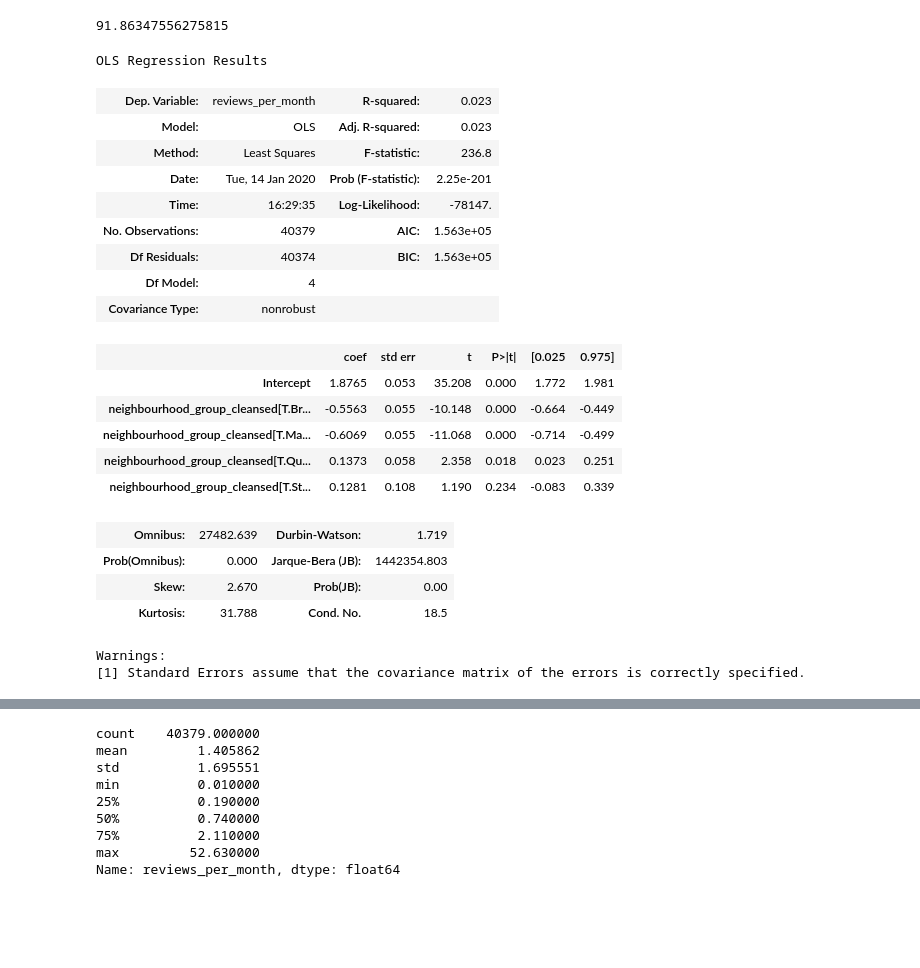
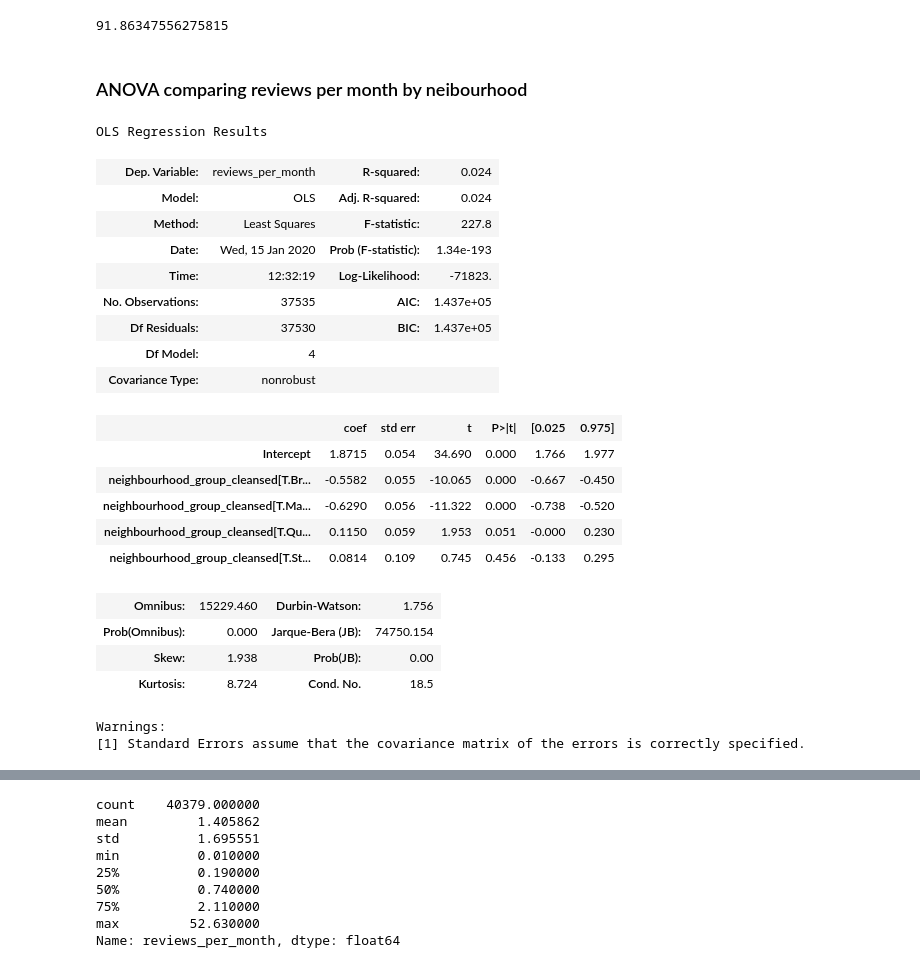
Before and after one commit to Wetpaint3/Airbnb_Project, a Jupyter notebook: airbnb.ipynb, the cells around one changed output, grey strips where cells are left out. Drawn from its saved outputs; the diff is of its cells as text; code cells hidden in the pictures; blank space fills up the shorter version.

```diff
--- a/airbnb.ipynb
+++ b/airbnb.ipynb
@@ -225,29 +229,31 @@ a
 50599
 39388
 91.86347556275815
+# %% [markdown]
+### ANOVA comparing reviews per month by neibourhood
 # %%
-anova_season = ols('reviews_per_month~neighbourhood_group_cleansed',data=df).fit()
-anova_season.summary()
+anova_reviews = ols('reviews_per_month~neighbourhood_group_cleansed',data=df2).fit()
+anova_reviews.summary()
 # %% [output]
 OLS Regression Results
-| Dep. Variable: | reviews_per_month | R-squared: | 0.023 |
-| Model: | OLS | Adj. R-squared: | 0.023 |
-| Method: | Least Squares | F-statistic: | 236.8 |
-| Date: | Tue, 14 Jan 2020 | Prob (F-statistic): | 2.25e-201 |
-| Time: | 16:29:35 | Log-Likelihood: | -78147. |
-| No. Observations: | 40379 | AIC: | 1.563e+05 |
-| Df Residuals: | 40374 | BIC: | 1.563e+05 |
+| Dep. Variable: | reviews_per_month | R-squared: | 0.024 |
+| Model: | OLS | Adj. R-squared: | 0.024 |
+| Method: | Least Squares | F-statistic: | 227.8 |
+| Date: | Wed, 15 Jan 2020 | Prob (F-statistic): | 1.34e-193 |
+| Time: | 12:32:19 | Log-Likelihood: | -71823. |
+| No. Observations: | 37535 | AIC: | 1.437e+05 |
+| Df Residuals: | 37530 | BIC: | 1.437e+05 |
 | Df Model: | 4 |  |  |
 | Covariance Type: | nonrobust |  |  |
 |  | coef | std err | t | P>|t| | [0.025 | 0.975] |
-| Intercept | 1.8765 | 0.053 | 35.208 | 0.000 | 1.772 | 1.981 |
-| neighbourhood_group_cleansed[T.Br... | -0.5563 | 0.055 | -10.148 | 0.000 | -0.664 | -0.449 |
-| neighbourhood_group_cleansed[T.Ma... | -0.6069 | 0.055 | -11.068 | 0.000 | -0.714 | -0.499 |
-| neighbourhood_group_cleansed[T.Qu... | 0.1373 | 0.058 | 2.358 | 0.018 | 0.023 | 0.251 |
-| neighbourhood_group_cleansed[T.St... | 0.1281 | 0.108 | 1.190 | 0.234 | -0.083 | 0.339 |
+| Intercept | 1.8715 | 0.054 | 34.690 | 0.000 | 1.766 | 1.977 |
+| neighbourhood_group_cleansed[T.Br... | -0.5582 | 0.055 | -10.065 | 0.000 | -0.667 | -0.450 |
+| neighbourhood_group_cleansed[T.Ma... | -0.6290 | 0.056 | -11.322 | 0.000 | -0.738 | -0.520 |
+| neighbourhood_group_cleansed[T.Qu... | 0.1150 | 0.059 | 1.953 | 0.051 | -0.000 | 0.230 |
+| neighbourhood_group_cleansed[T.St... | 0.0814 | 0.109 | 0.745 | 0.456 | -0.133 | 0.295 |
-| Omnibus: | 27482.639 | Durbin-Watson: | 1.719 |
-| Prob(Omnibus): | 0.000 | Jarque-Bera (JB): | 1442354.803 |
-| Skew: | 2.670 | Prob(JB): | 0.00 |
-| Kurtosis: | 31.788 | Cond. No. | 18.5 |
+| Omnibus: | 15229.460 | Durbin-Watson: | 1.756 |
+| Prob(Omnibus): | 0.000 | Jarque-Bera (JB): | 74750.154 |
+| Skew: | 1.938 | Prob(JB): | 0.00 |
+| Kurtosis: | 8.724 | Cond. No. | 18.5 |
 Warnings:
 [1] Standard Errors assume that the covariance matrix of the errors is correctly specified.
```
Also changed, not shown: parts of 58 cells of this notebook.
